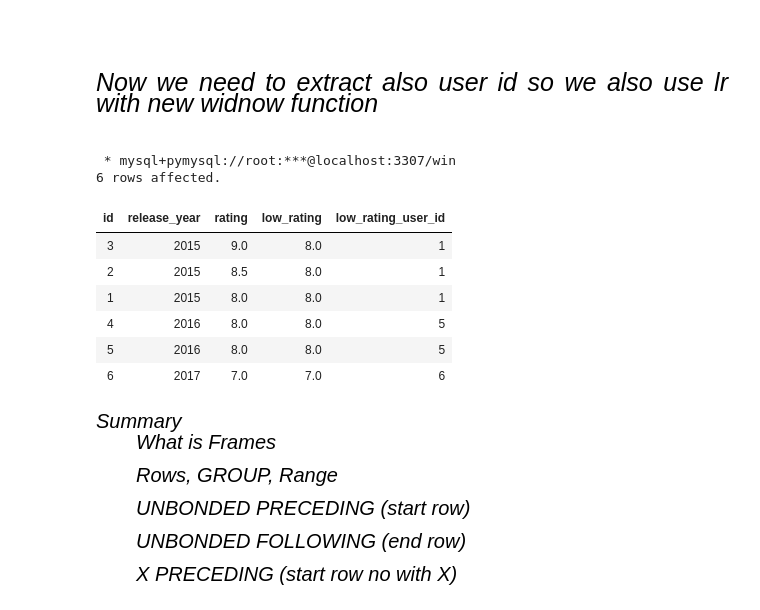
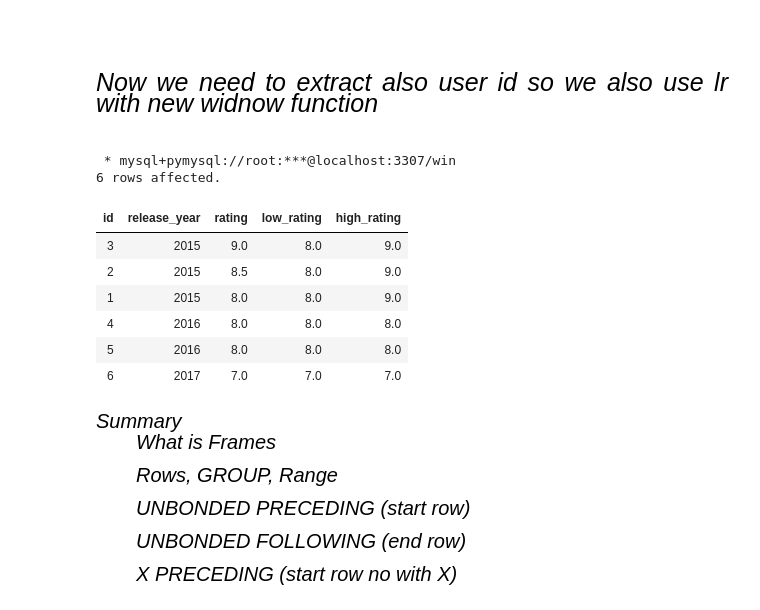
Before and after one commit to Mubeen-Ahmad/python_11, a Jupyter notebook: sql/frame.ipynb, the cells around one changed output. Drawn from its saved outputs; the diff is of its cells as text; code cells hidden in the pictures.

```diff
--- a/sql/frame.ipynb
+++ b/sql/frame.ipynb
@@ -408,29 +408,29 @@ WINDOW lr AS (
 # %%
 %%sql
 SELECT *,
 
 LAST_VALUE(rating) OVER lr AS `low_rating`,
-LAST_VALUE(id) OVER lr AS `low_rating_user_id`
+FIRST_VALUE(rating) OVER lr AS `high_rating`
 
 FROM data
 
 WINDOW lr AS (
 
     PARTITION BY release_year
     ORDER BY rating DESC
     ROWS BETWEEN UNBOUNDED PRECEDING AND UNBOUNDED FOLLOWING
 
 )
 # %% [output]
  * mysql+pymysql://root:***@localhost:3307/win
 6 rows affected.
-| id | release_year | rating | low_rating | low_rating_user_id |
-| 3 | 2015 | 9.0 | 8.0 | 1 |
-| 2 | 2015 | 8.5 | 8.0 | 1 |
-| 1 | 2015 | 8.0 | 8.0 | 1 |
-| 4 | 2016 | 8.0 | 8.0 | 5 |
-| 5 | 2016 | 8.0 | 8.0 | 5 |
-| 6 | 2017 | 7.0 | 7.0 | 6 |
+| id | release_year | rating | low_rating | high_rating |
+| 3 | 2015 | 9.0 | 8.0 | 9.0 |
+| 2 | 2015 | 8.5 | 8.0 | 9.0 |
+| 1 | 2015 | 8.0 | 8.0 | 9.0 |
+| 4 | 2016 | 8.0 | 8.0 | 8.0 |
+| 5 | 2016 | 8.0 | 8.0 | 8.0 |
+| 6 | 2017 | 7.0 | 7.0 | 7.0 |
 # %% [markdown]
 <div style="text-align:left; color:black; font-size:20px; font-family:Sans-serif; font-style: oblique; text-shadow: 0 0 3px white, 0 0 1px black;">Summary
     <ul>What is Frames</ul>
```
Also changed, not shown: 1 other file.
